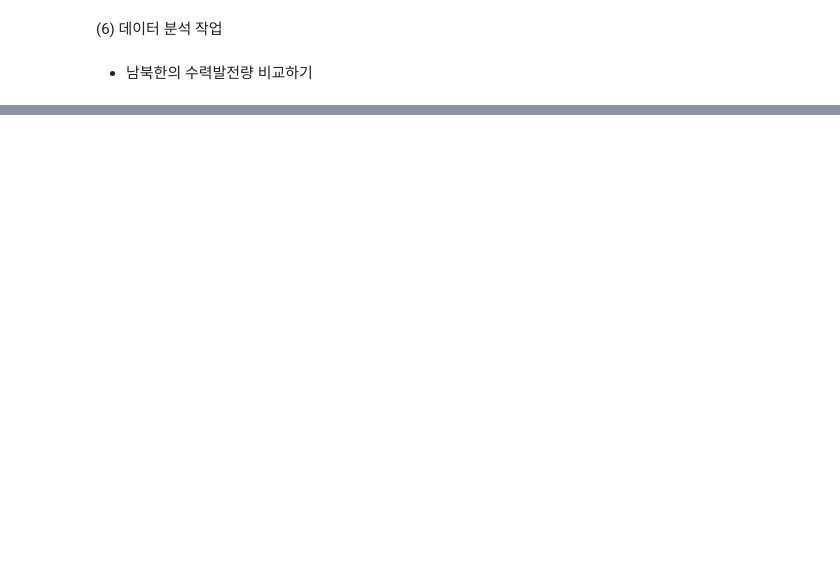
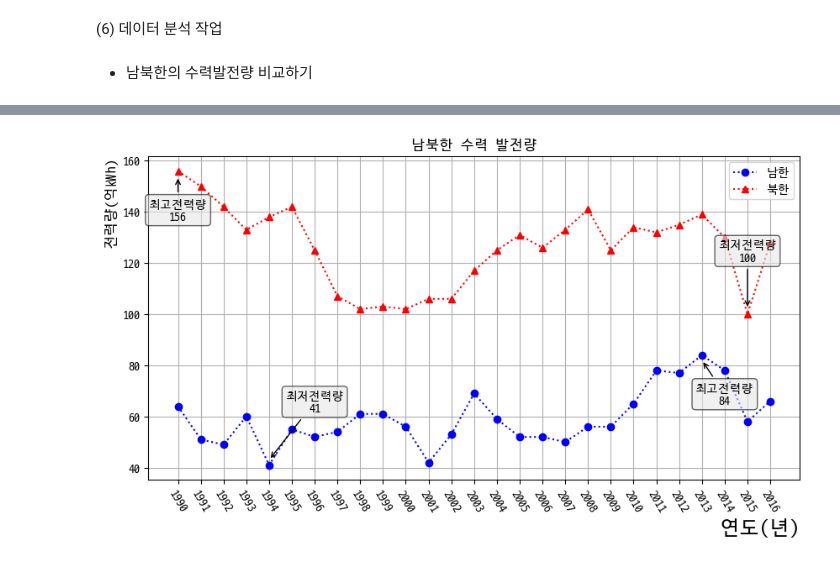
Before and after one commit to Schubert3275/KDT-Pandas_Study, a Jupyter notebook: DAY_06/ex_kor_power.ipynb, the cells around one changed output, grey strips where cells are left out. Cells and saved outputs as stored; diff of their text form; code cells hidden in the pictures; blank space fills up the shorter version.

```diff
--- a/DAY_06/ex_kor_power.ipynb
+++ b/DAY_06/ex_kor_power.ipynb
@@ -97,7 +103,7 @@ korpowerDF2.tail()
 5 rows × 27 columns
 # %%
 # object => uint16
-korpowerDF2 = korpowerDF2.astype('uint16')
+korpowerDF2 = korpowerDF2.astype('int16')
 korpowerDF2.info()
 # %% [output]
 <class 'pandas.core.frame.DataFrame'>
@@ -134,0 +180,45 @@ ret = plt.plot(x, waterDF.loc['남한'], 'bo:', x, waterDF.loc['북한'], 'ro:')
+# %%
+def drowArrow(dataFrame, colunm, num):
+    box = {'facecolor': '.9', 'edgecolor': 'k', 'boxstyle': 'round', 'alpha': 0.6}
+    arrow = {'facecolor': 'red', 'arrowstyle':'->'}
+    optim = (dataFrame.max().max() - dataFrame.min().min()) // 100
+    def boundaryCheck():
+        if dataFrame.loc[colunm].max()-(optim*30) < dataFrame.min().min():
+            return dataFrame.loc[colunm].max()+(optim*10)
+        else:
+            return dataFrame.loc[colunm].max()-(optim*20)
+    plt.annotate(f'최고전력량\n{dataFrame.loc[colunm].max()}',
+                 ha='center', va='bottom',
+                 xytext=(int(dataFrame.loc[colunm].idxmax())+num,
+                         boundaryCheck()),
+                 xy=(int(dataFrame.loc[colunm].idxmax()),
+                     dataFrame.loc[colunm].max()-(optim*2)),
+                 arrowprops=arrow, bbox=box)
+    plt.annotate(f'최저전력량\n{dataFrame.loc[colunm].min()}',
+                 ha='center', va='bottom',
+                 xytext=(int(dataFrame.loc[colunm].idxmin())+(num*2),
+                         dataFrame.loc[colunm].min()+(optim*20)),
+                 xy=(int(dataFrame.loc[colunm].idxmin()),
+                     dataFrame.loc[colunm].min()+(optim*2)),
+                 arrowprops=arrow, bbox=box)
+# %%
+def drowChart(dataframe, labelStr):
+    lineList = ['bo:', 'r^:', 'gp:', 'yh:']
+    plt.figure(figsize=(10,5))
+    plt.title(labelStr)
+    x = [int(d) for d in dataframe.columns]
+    num = 1
+    for i, idx in enumerate(dataframe.index):
+        plt.plot(x, dataframe.loc[idx], lineList[i])
+        drowArrow(dataframe, idx, num)
+        num ^= 1
+    plt.xticks(x, x)
+    plt.grid()
+    plt.xlabel('연도(년)', loc='right', fontsize='xx-large')
+    plt.ylabel('전력량(억㎾h)', loc='top', fontsize='large')
+    plt.legend(list(dataframe.index))
+    plt.xticks(rotation=300)
+# %%
+drowChart(waterDF, '남북한 수력 발전량')
+# %% [output]
+[figure, added]
```
Also changed, not shown: parts of 15 cells of this notebook, 2 other files.
